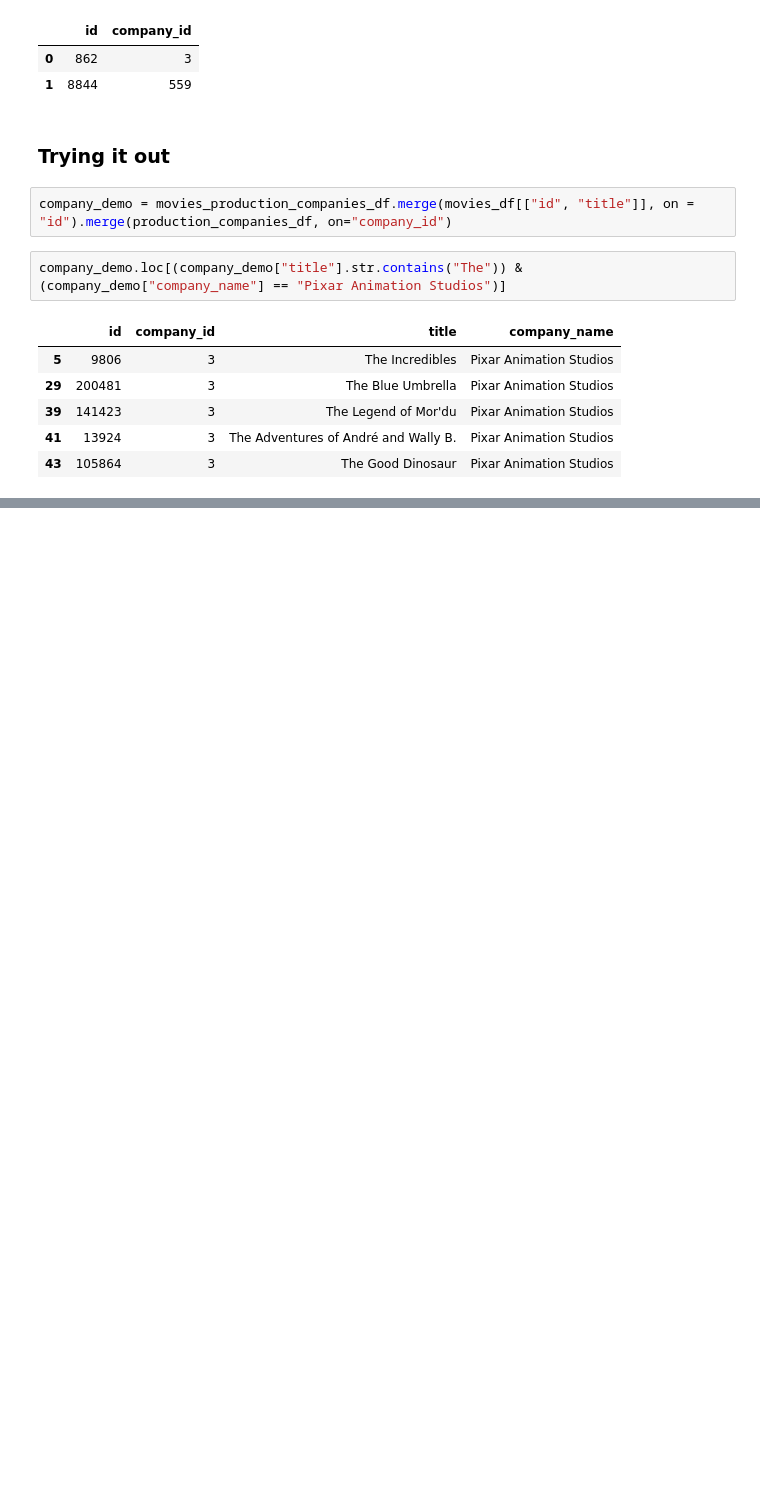
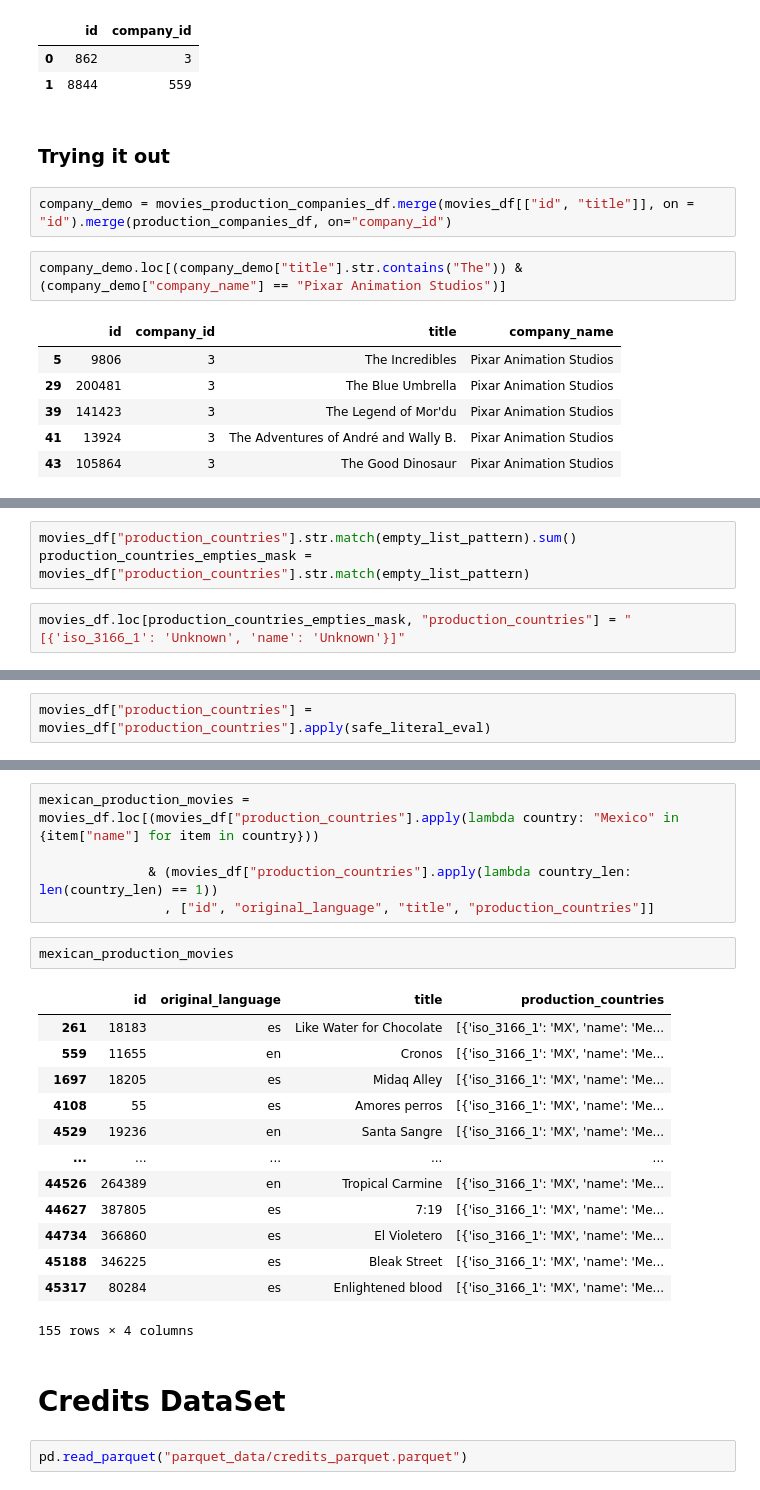
Before and after one commit to someonefrom93/PI_JUL, a Jupyter notebook: etl.ipynb, the cells around one changed output, grey strips where cells are left out. Drawn from its saved outputs; the diff is of its cells as text; blank space fills up the shorter version.

Commit message:
how to get access to nested data and filter it witch .apply() and lambda expression (different approach from data normalization

```diff
--- a/etl.ipynb
+++ b/etl.ipynb
@@ -741,0 +774,5 @@ company_demo.loc[(company_demo["title"].str.contains("The")) & (company_demo["co
+# %%
+movies_df["production_countries"].str.match(empty_list_pattern).sum()
+production_countries_empties_mask = movies_df["production_countries"].str.match(empty_list_pattern)
+# %%
+movies_df.loc[production_countries_empties_mask, "production_countries"] = "[{'iso_3166_1': 'Unknown', 'name': 'Unknown'}]"
@@ -741,0 +794,2 @@ company_demo.loc[(company_demo["title"].str.contains("The")) & (company_demo["co
+# %%
+movies_df["production_countries"] = movies_df["production_countries"].apply(safe_literal_eval)
@@ -741,0 +820,25 @@ company_demo.loc[(company_demo["title"].str.contains("The")) & (company_demo["co
+# %%
+mexican_production_movies = movies_df.loc[(movies_df["production_countries"].apply(lambda country: "Mexico" in {item["name"] for item in country}))
+
+              & (movies_df["production_countries"].apply(lambda country_len: len(country_len) == 1))
+                , ["id", "original_language", "title", "production_countries"]]
+# %%
+mexican_production_movies
+# %% [output]
+|  | id | original_language | title | production_countries |
+| 261 | 18183 | es | Like Water for Chocolate | [{'iso_3166_1': 'MX', 'name': 'Me... |
+| 559 | 11655 | en | Cronos | [{'iso_3166_1': 'MX', 'name': 'Me... |
+| 1697 | 18205 | es | Midaq Alley | [{'iso_3166_1': 'MX', 'name': 'Me... |
+| 4108 | 55 | es | Amores perros | [{'iso_3166_1': 'MX', 'name': 'Me... |
+| 4529 | 19236 | en | Santa Sangre | [{'iso_3166_1': 'MX', 'name': 'Me... |
+| ... | ... | ... | ... | ... |
+| 44526 | 264389 | en | Tropical Carmine | [{'iso_3166_1': 'MX', 'name': 'Me... |
+| 44627 | 387805 | es | 7:19 | [{'iso_3166_1': 'MX', 'name': 'Me... |
+| 44734 | 366860 | es | El Violetero | [{'iso_3166_1': 'MX', 'name': 'Me... |
+| 45188 | 346225 | es | Bleak Street | [{'iso_3166_1': 'MX', 'name': 'Me... |
+| 45317 | 80284 | es | Enlightened blood | [{'iso_3166_1': 'MX', 'name': 'Me... |
+155 rows × 4 columns
+# %% [markdown]
+# Credits DataSet
+# %%
+pd.read_parquet("parquet_data/credits_parquet.parquet")
```
Also changed, not shown: parts of 7 cells of this notebook.
